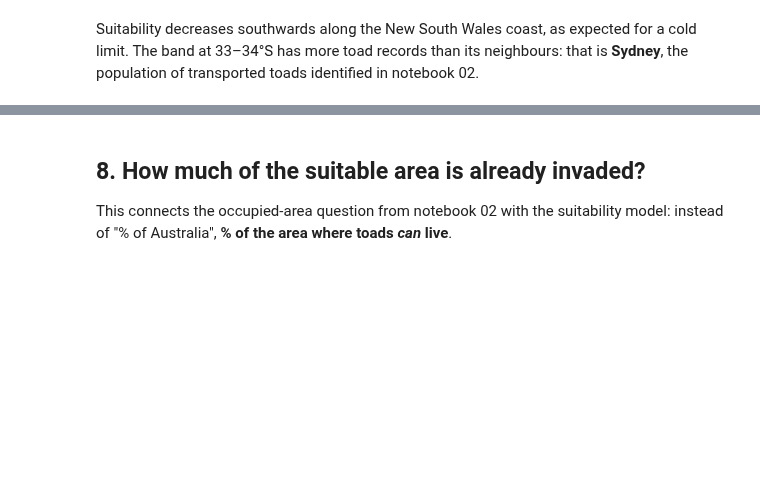
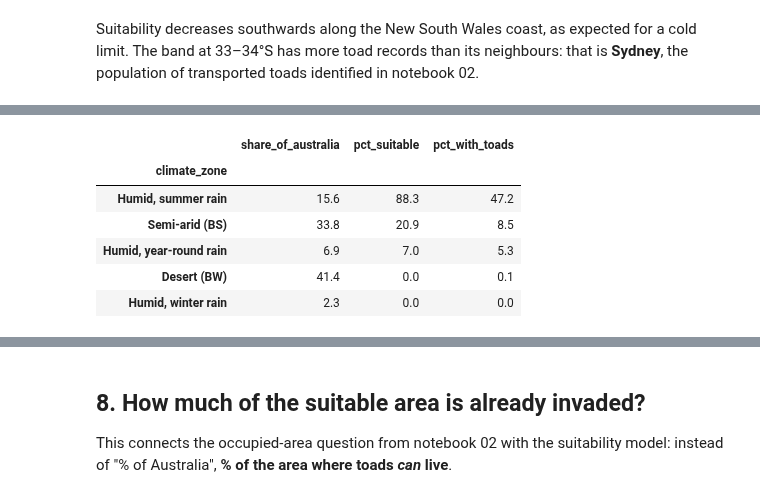
Before and after one commit to shalomilan/cane-toad-invasion, a Jupyter notebook: notebooks/03_habitat_suitability.ipynb, the cells around one changed output, grey strips where cells are left out. Drawn from its saved outputs; the diff is of its cells as text; code cells hidden in the pictures; blank space fills up the shorter version.

```diff
--- a/notebooks/03_habitat_suitability.ipynb
+++ b/notebooks/03_habitat_suitability.ipynb
@@ -324,0 +365,15 @@ Suitability decreases southwards along the New South Wales coast, as expected fo
+# %%
+by_zone = cells.groupby("climate_zone").agg(
+    share_of_australia=("toad", lambda s: 100 * len(s) / len(cells)),
+    pct_suitable=(f"suitable ({MAIN})", lambda s: 100 * s.mean()),
+    pct_with_toads=("toad", lambda s: 100 * s.mean()),
+)
+by_zone.round(1).sort_values("pct_suitable", ascending=False)
+# %% [output]
+|  | share_of_australia | pct_suitable | pct_with_toads |
+| climate_zone |  |  |  |
+| Humid, summer rain | 15.6 | 88.3 | 47.2 |
+| Semi-arid (BS) | 33.8 | 20.9 | 8.5 |
+| Humid, year-round rain | 6.9 | 7.0 | 5.3 |
+| Desert (BW) | 41.4 | 0.0 | 0.1 |
+| Humid, winter rain | 2.3 | 0.0 | 0.0 |
```
Also changed, not shown: parts of 6 cells of this notebook, 3 other files.
